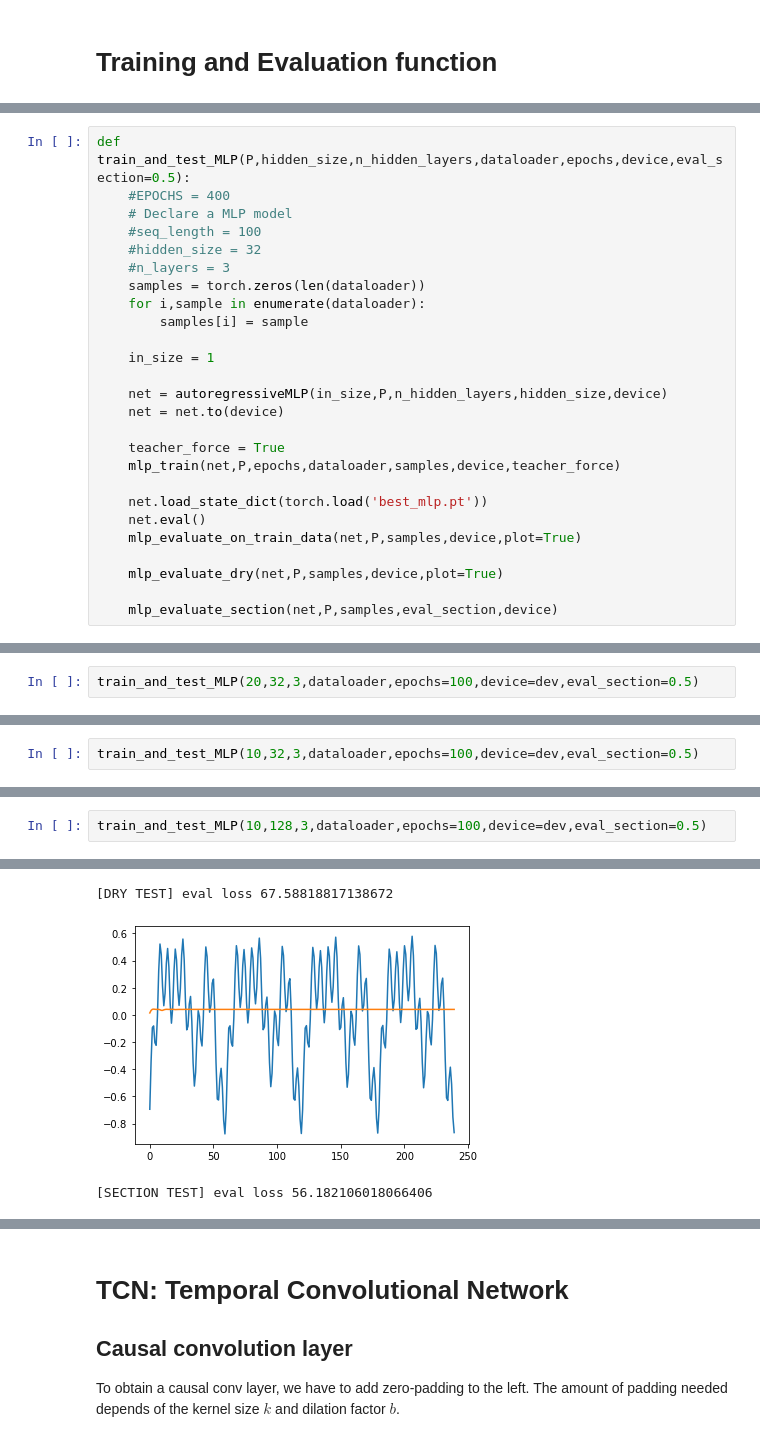
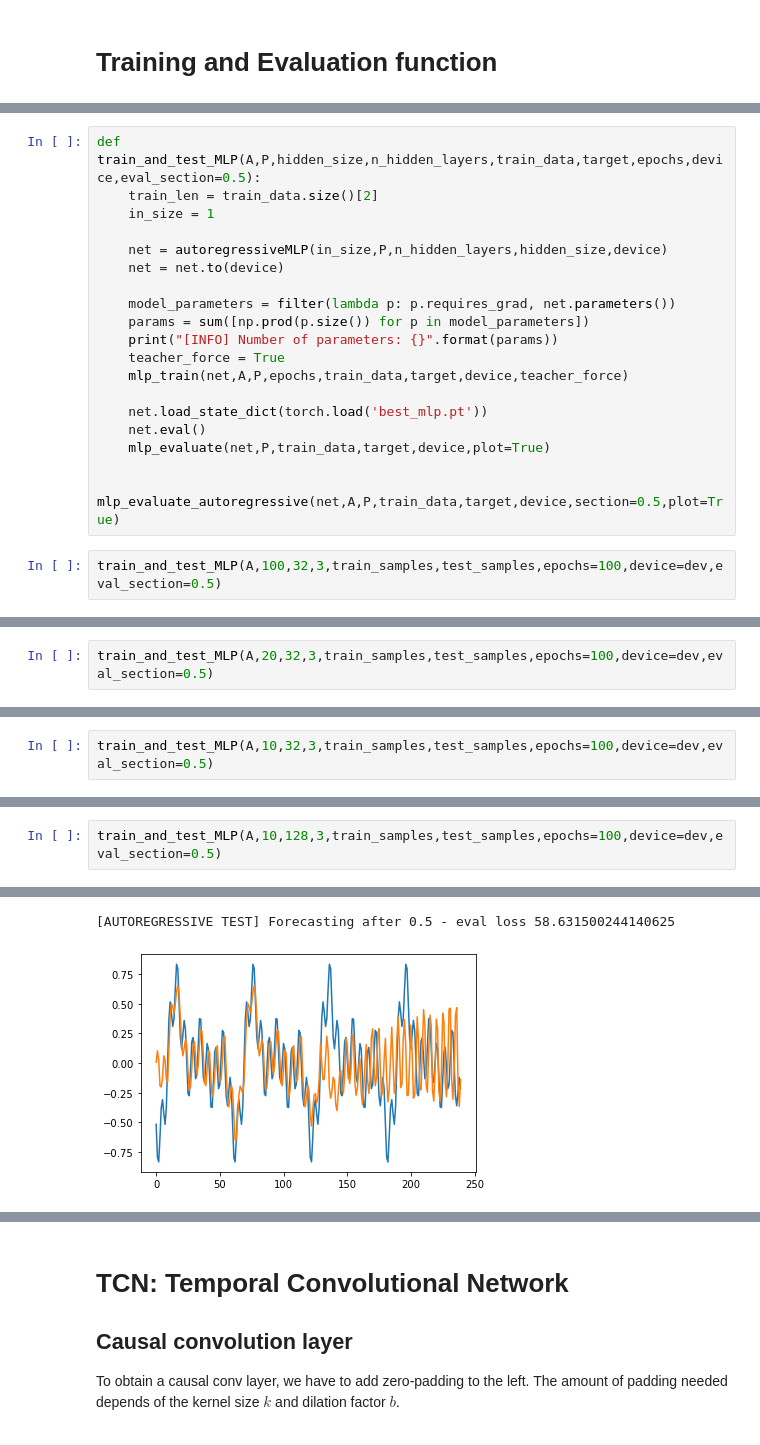
Before and after one commit to fcaspe/sequential_things, a Jupyter notebook: autoregressive_things.ipynb, the cells around one changed output, grey strips where cells are left out. Cells and saved outputs as stored; diff of their text form.

Commit message:
Turned into a forecasting problem. WIP: Add real-time TCN execution.

```diff
--- a/autoregressive_things.ipynb
+++ b/autoregressive_things.ipynb
@@ -290,27 +282,22 @@ Here, if we don't use `teacher_forcing` then the model does not train.
 I believe we may not have to `.detach()` the circular buffer for every new sample we input, this way we would be able to effectively backpropagate through time. Problem is, this constructs very complex gradient trees.
 # %%
-def train_and_test_MLP(P,hidden_size,n_hidden_layers,dataloader,epochs,device,eval_section=0.5):
-    #EPOCHS = 400
-    # Declare a MLP model
-    #seq_length = 100
-    #hidden_size = 32
-    #n_layers = 3
-    samples = torch.zeros(len(dataloader))
-    for i,sample in enumerate(dataloader):
-        samples[i] = sample
-
+def train_and_test_MLP(A,P,hidden_size,n_hidden_layers,train_data,target,epochs,device,eval_section=0.5):
+    train_len = train_data.size()[2]
     in_size = 1
 
     net = autoregressiveMLP(in_size,P,n_hidden_layers,hidden_size,device)
     net = net.to(device)
 
+    model_parameters = filter(lambda p: p.requires_grad, net.parameters())
+    params = sum([np.prod(p.size()) for p in model_parameters])
+    print("[INFO] Number of parameters: {}".format(params))
     teacher_force = True
-    mlp_train(net,P,epochs,dataloader,samples,device,teacher_force)
+    mlp_train(net,A,P,epochs,train_data,target,device,teacher_force)
 
     net.load_state_dict(torch.load('best_mlp.pt'))
     net.eval()
-    mlp_evaluate_on_train_data(net,P,samples,device,plot=True)
+    mlp_evaluate(net,P,train_data,target,device,plot=True)
 
-    mlp_evaluate_dry(net,P,samples,device,plot=True)
-
-    mlp_evaluate_section(net,P,samples,eval_section,device)
+    mlp_evaluate_autoregressive(net,A,P,train_data,target,device,section=0.5,plot=True)
+# %%
+train_and_test_MLP(A,100,32,3,train_samples,test_samples,epochs=100,device=dev,eval_section=0.5)
@@ -317,3 +313,3 @@ def train_and_test_MLP(P,hidden_size,n_hidden_layers,dataloader,epochs,device,ev
 # %%
-train_and_test_MLP(20,32,3,dataloader,epochs=100,device=dev,eval_section=0.5)
+train_and_test_MLP(A,20,32,3,train_samples,test_samples,epochs=100,device=dev,eval_section=0.5)
 # %% [output]
@@ -330,3 +324,3 @@ Finished Training
 # %%
-train_and_test_MLP(10,32,3,dataloader,epochs=100,device=dev,eval_section=0.5)
+train_and_test_MLP(A,10,32,3,train_samples,test_samples,epochs=100,device=dev,eval_section=0.5)
 # %% [output]
@@ -343,3 +335,3 @@ Finished Training
 # %%
-train_and_test_MLP(10,128,3,dataloader,epochs=100,device=dev,eval_section=0.5)
+train_and_test_MLP(A,10,128,3,train_samples,test_samples,epochs=100,device=dev,eval_section=0.5)
 # %% [output]
@@ -351,3 +344,2 @@ Finished Training
-[DRY TEST] eval loss 67.58818817138672
+[AUTOREGRESSIVE TEST] Forecasting after 0.5 - eval loss 58.631500244140625
-[figure, old version]
+[figure, new version]
-[SECTION TEST] eval loss 56.182106018066406
```
Also changed, not shown: parts of 30 cells of this notebook.
